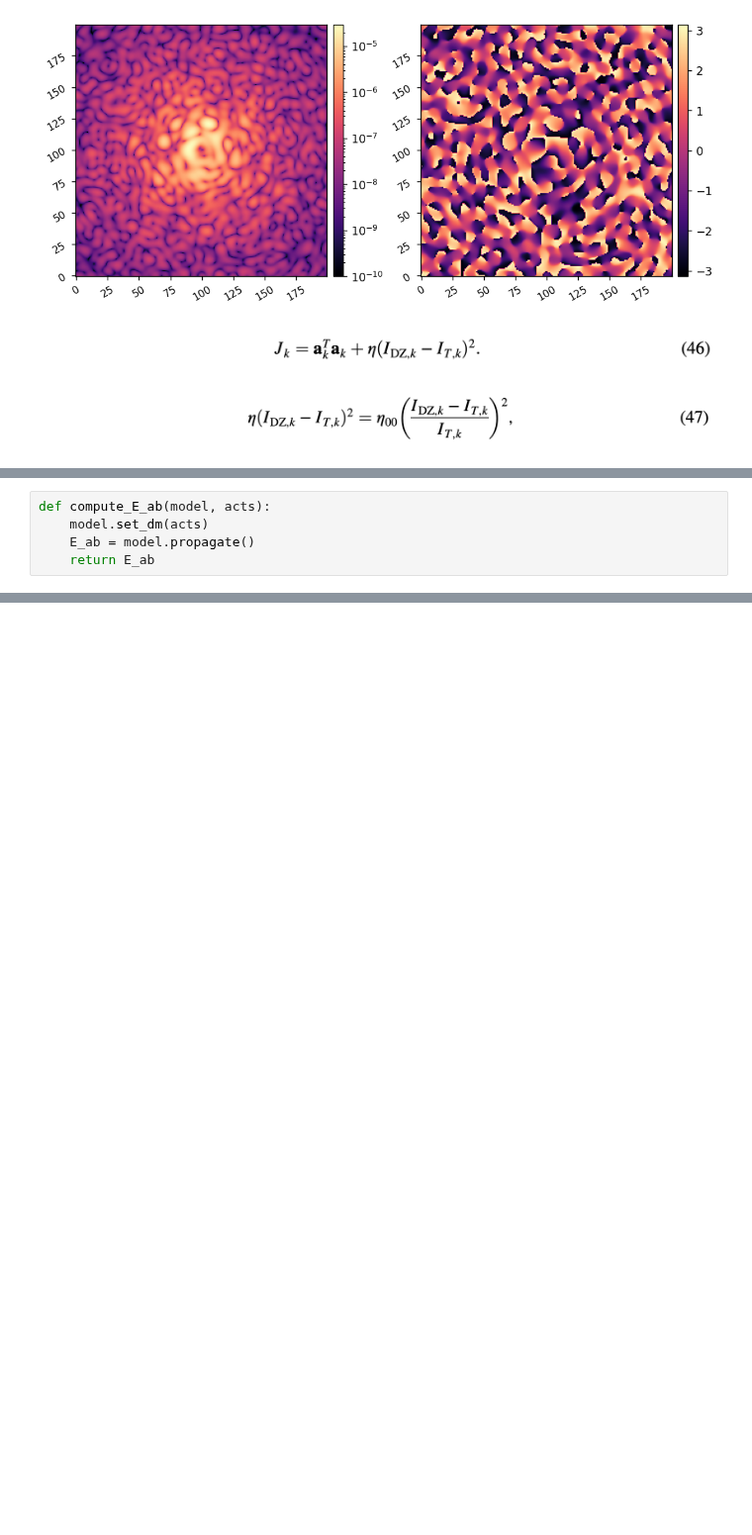
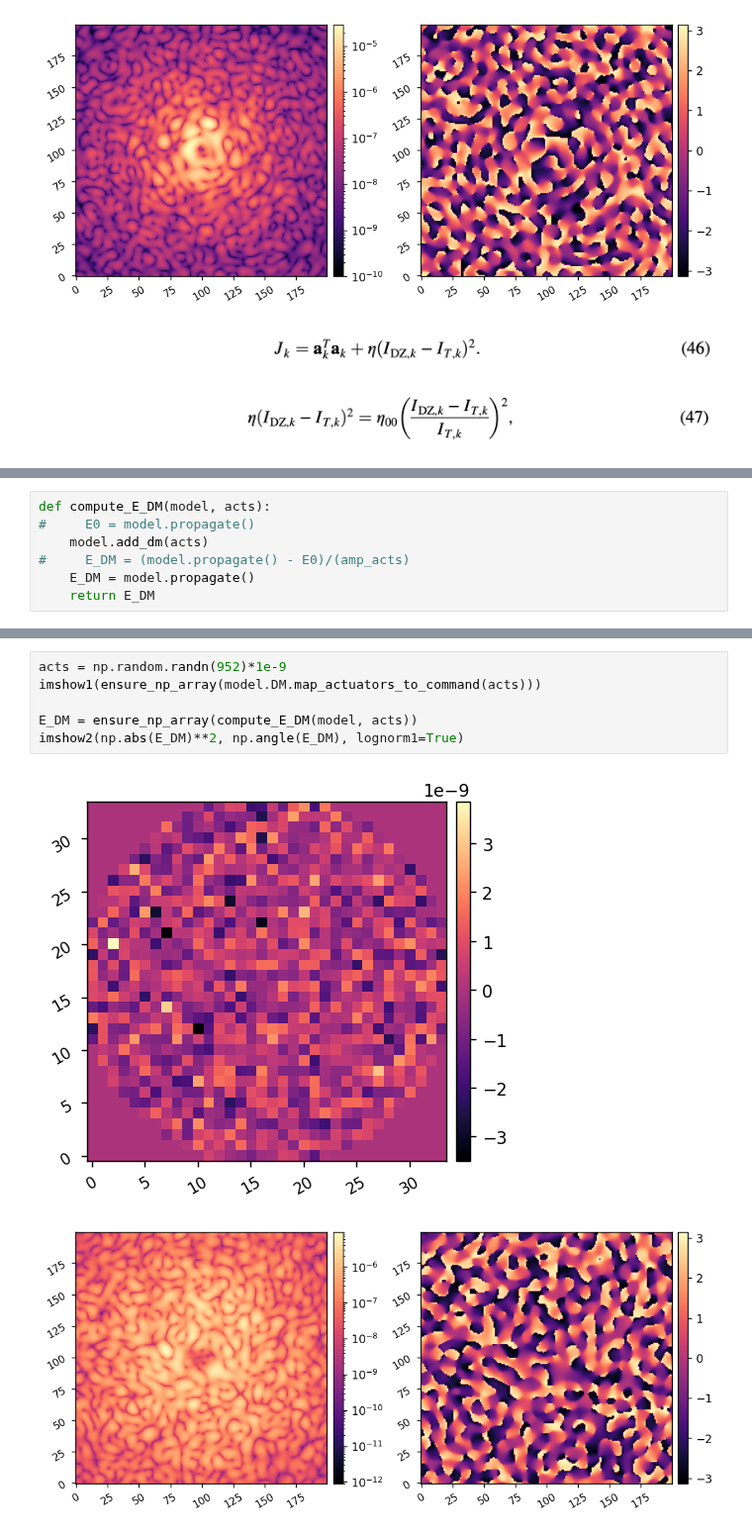
Before and after one commit to uasal/scoob-psf, a Jupyter notebook: example-notebooks/jax_scoob_cost_function.ipynb, the cells around one changed output, grey strips where cells are left out. Shown at 99% size. Saved outputs shown, nothing was run; the diff lists cells and outputs as text; blank space fills up the shorter version.

```diff
--- a/example-notebooks/jax_scoob_cost_function.ipynb
+++ b/example-notebooks/jax_scoob_cost_function.ipynb
@@ -87,7 +107,9 @@ def cost_fun(acts, I_tar_ratio=1/2, eta_00=1):
     J = acts.T.dot(acts) + eta_00 * ((I_DZ - I_tar)/I_tar)**2
     return J
 # %%
-def compute_E_ab(model, acts):
-    model.set_dm(acts)
-    E_ab = model.propagate()
-    return E_ab
+def compute_E_DM(model, acts):
+#     E0 = model.propagate()
+    model.add_dm(acts)
+#     E_DM = (model.propagate() - E0)/(amp_acts)
+    E_DM = model.propagate()
+    return E_DM
@@ -116 +116,10 @@ jax.value_and_grad(cost_fun, argnums=0)(model.DM.actuators)
+# %%
+acts = np.random.randn(952)*1e-9
+imshow1(ensure_np_array(model.DM.map_actuators_to_command(acts)))
+
+E_DM = ensure_np_array(compute_E_DM(model, acts))
+imshow2(np.abs(E_DM)**2, np.angle(E_DM), lognorm1=True)
+# %% [output]
+[figure, added]
+[figure, added]
 # %%
```
Also changed, not shown: parts of 8 cells of this notebook, 10 other files.
